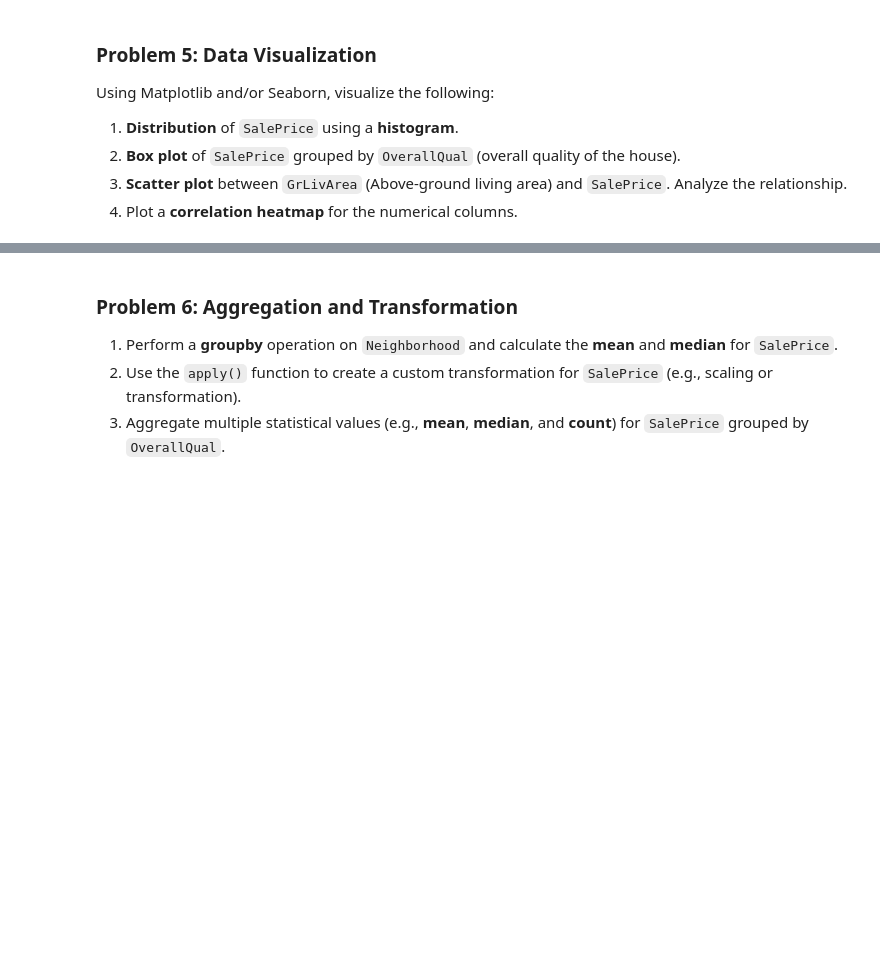
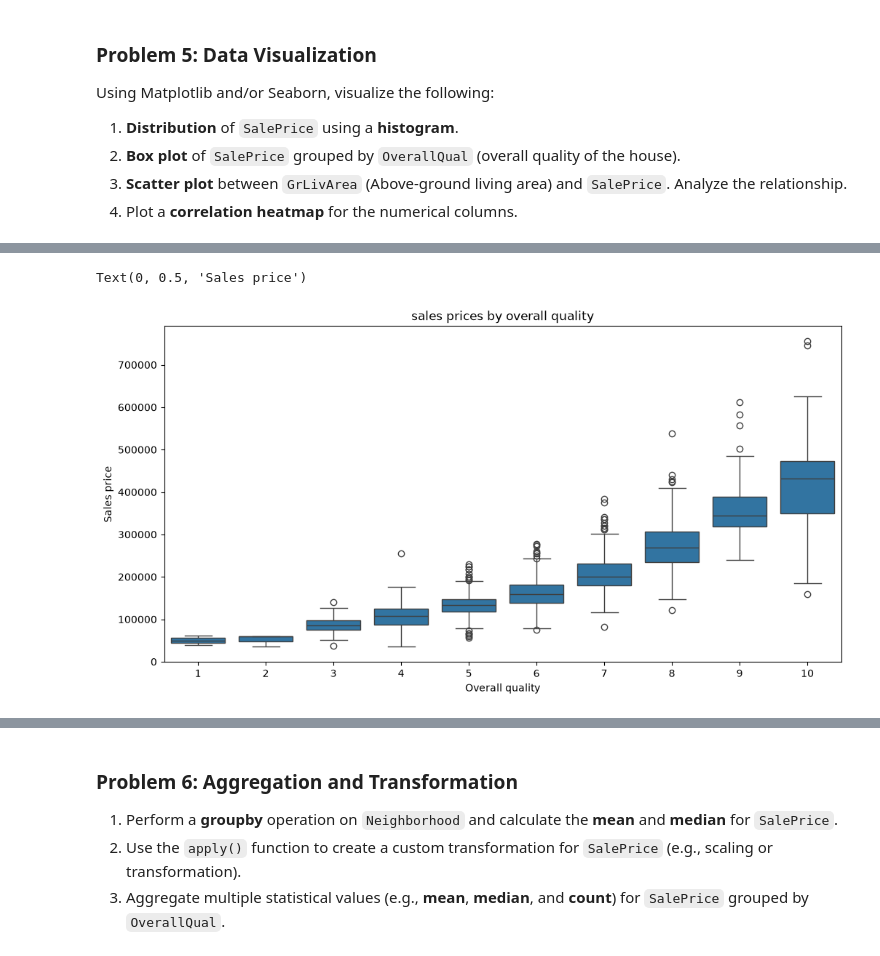
Before and after one commit to prof-screw/DSML, a Jupyter notebook: Week07/Assignment07.ipynb, the cells around one changed output, grey strips where cells are left out. Cells and saved outputs as stored; diff of their text form; code cells hidden in the pictures; blank space fills up the shorter version.

```diff
--- a/Week07/Assignment07.ipynb
+++ b/Week07/Assignment07.ipynb
@@ -512,0 +519,10 @@ Using Matplotlib and/or Seaborn, visualize the following:
+# %%
+plt.figure(figsize=(12, 6))
+plt.title("sales prices by overall quality")
+sns.boxplot(data=housing_df,y='SalePrice', x= 'OverallQual')
+
+plt.xlabel('Overall quality')
+plt.ylabel('Sales price')
+# %% [output]
+Text(0, 0.5, 'Sales price')
+[figure, added]
```
Also changed, not shown: parts of 3 cells of this notebook.
